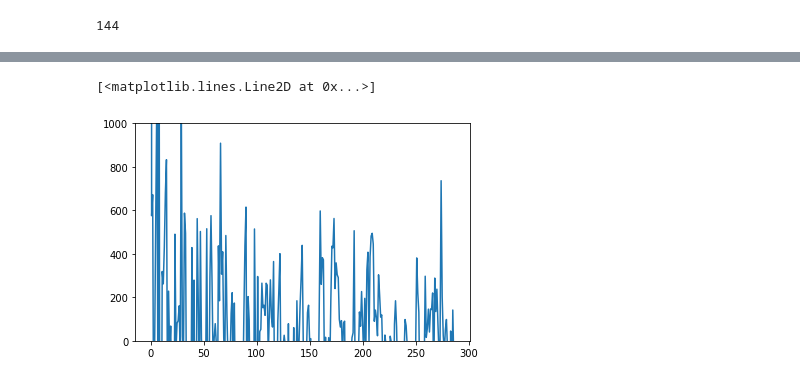
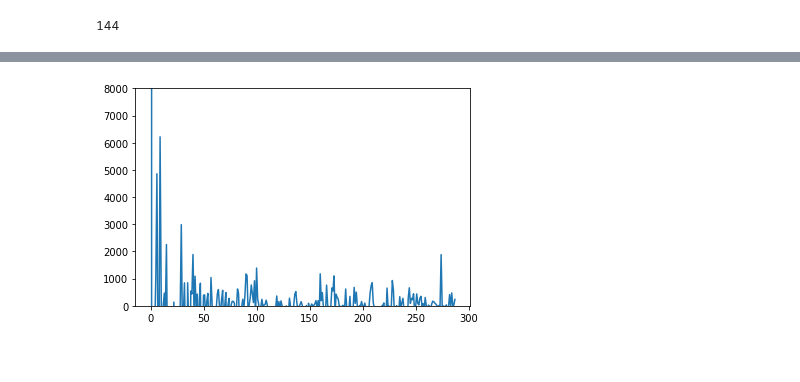
Before and after one commit to SreehariRamMohan/Sit-to-stand-Test, a Jupyter notebook: iOS Custom Peak Detection.ipynb, the cells around one changed output, grey strips where cells are left out. Saved outputs shown, nothing was run; the diff lists cells and outputs as text; code cells hidden in the pictures.

```diff
--- a/iOS Custom Peak Detection.ipynb
+++ b/iOS Custom Peak Detection.ipynb
@@ -221,5 +214,7 @@ interpolated_signal = playground_df.iloc[:, 1]
+# %%
+linear_interpolated_signal = playground_df[" linear-interpolation"]
+signal = np.array(linear_interpolated_signal.apply(lambda x: float(x)))
 # %%
-signal = np.array(interpolated_signal)
-pgram = np.fft.rfft(signal)
-#indices = list(range(0, int(len(pgram)/2 + 1)))
-#pgram = pgram[indices]
+pgram_python = (2.0/float(signal.size)) * np.power(np.fft.fft(signal), 2)
+indices = list(range(0, int(len(pgram_python)/2 + 1)))
+pgram_python = pgram_python[indices]
@@ -231,6 +221,6 @@ plt.plot(signal)
 # %%
-plt.ylim(0, 1000)
-plt.plot(pgram)
+plt.ylim(0, 8000)
+plt.plot(pgram_python)
+plt.savefig("pgram_python")
 # %% [output]
-[<matplotlib.lines.Line2D at 0x...>]
-[figure, old version]
+[figure, new version]
```
Also changed, not shown: parts of 5 cells of this notebook, 6 other files.
